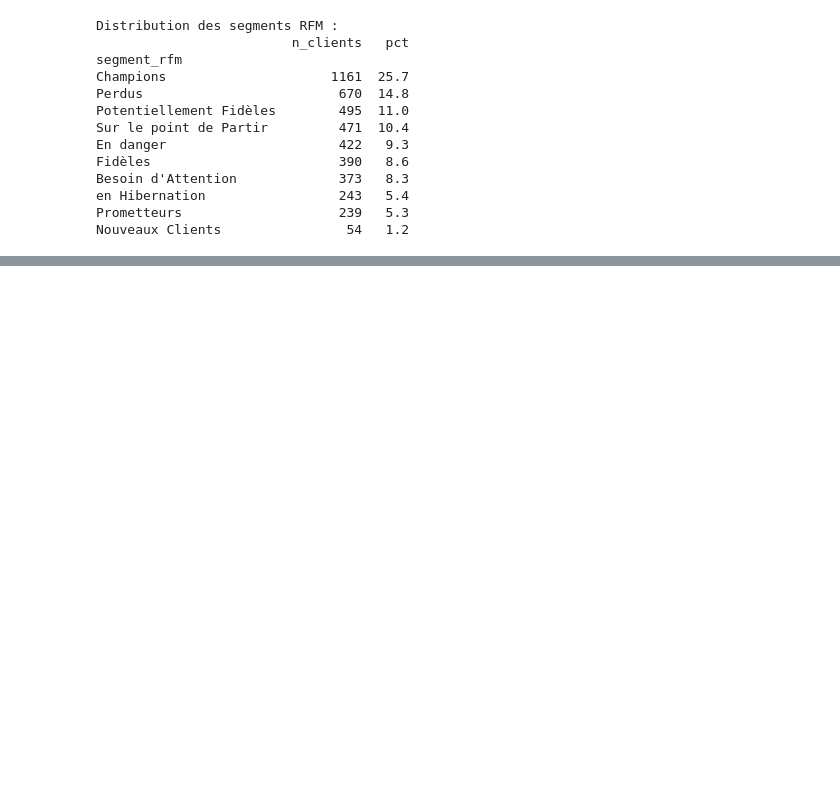
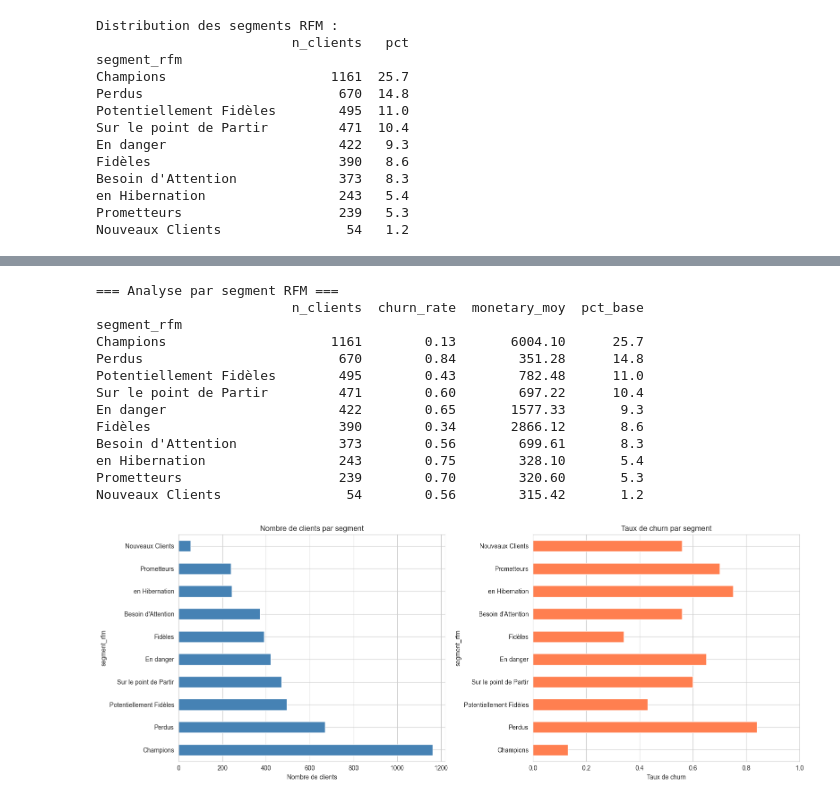
Before and after one commit to AlexisSTH/customer-churn-rfm-online-retail, a Jupyter notebook: notebooks/03_segementation_RFM_KMeans.ipynb, the cells around one changed output, grey strips where cells are left out. Saved outputs shown, nothing was run; the diff lists cells and outputs as text; code cells hidden in the pictures; blank space fills up the shorter version.

Commit message:
Visualisation et analyse

```diff
--- a/notebooks/03_segementation_RFM_KMeans.ipynb
+++ b/notebooks/03_segementation_RFM_KMeans.ipynb
@@ -187,0 +197,44 @@ Nouveaux Clients                54   1.2
+# %%
+# Analyse churn par segment
+segment_analysis = df.groupby('segment_rfm').agg(
+    n_clients=('customer_id', 'count'),
+    churn_rate=('churn', 'mean'),
+    monetary_moy=('monetary', 'mean')
+).round(2).sort_values('n_clients', ascending=False)
+
+segment_analysis['pct_base'] = (segment_analysis['n_clients'] / len(df) * 100).round(1)
+
+print("=== Analyse par segment RFM ===")
+print(segment_analysis)
+
+# Visualisation
+fig, axes = plt.subplots(1, 2, figsize=(16, 6))
+
+# Distribution
+segment_analysis['n_clients'].plot(kind='barh', ax=axes[0], color='steelblue')
+axes[0].set_title("Nombre de clients par segment")
+axes[0].set_xlabel("Nombre de clients")
+
+# Churn rate
+segment_analysis['churn_rate'].plot(kind='barh', ax=axes[1], color='coral')
+axes[1].set_title("Taux de churn par segment")
+axes[1].set_xlabel("Taux de churn")
+axes[1].set_xlim(0, 1)
+
+plt.tight_layout()
+plt.show()
+# %% [output]
+=== Analyse par segment RFM ===
+                         n_clients  churn_rate  monetary_moy  pct_base
+segment_rfm
+Champions                     1161        0.13       6004.10      25.7
+Perdus                         670        0.84        351.28      14.8
+Potentiellement Fidèles        495        0.43        782.48      11.0
+Sur le point de Partir         471        0.60        697.22      10.4
+En danger                      422        0.65       1577.33       9.3
+Fidèles                        390        0.34       2866.12       8.6
+Besoin d'Attention             373        0.56        699.61       8.3
+en Hibernation                 243        0.75        328.10       5.4
+Prometteurs                    239        0.70        320.60       5.3
+Nouveaux Clients                54        0.56        315.42       1.2
+[figure, added]
```
Also changed, not shown: parts of 1 cell of this notebook.
